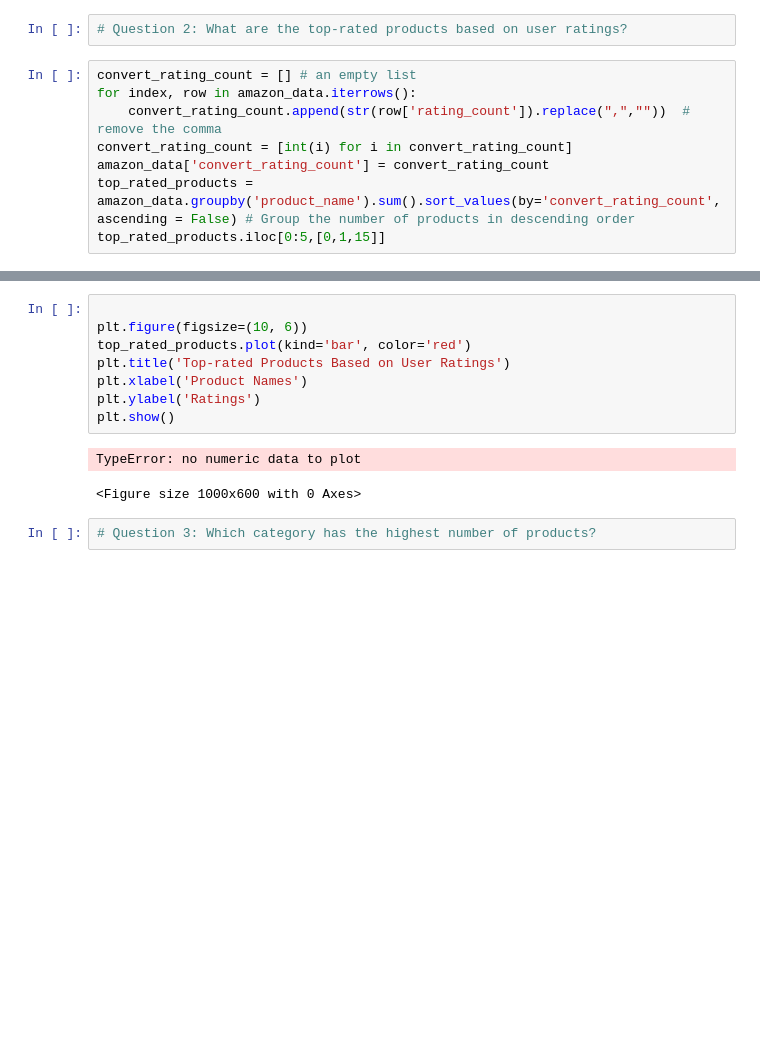
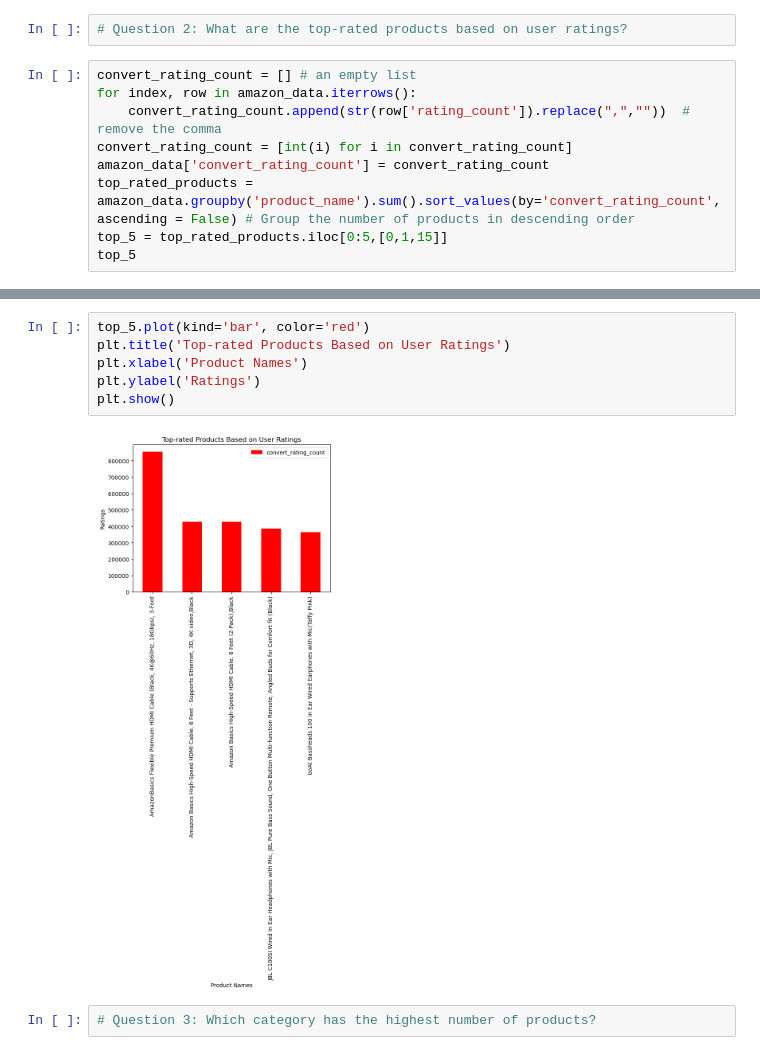
Before and after one commit to calvinhoang203/Analysis-of-Amazon-Sales-Trend, a Jupyter notebook: Amazon Sales Trend.ipynb, the cells around one changed output, grey strips where cells are left out. Cells and saved outputs as stored; diff of their text form; blank space fills up the shorter version.

```diff
--- a/Amazon Sales Trend.ipynb
+++ b/Amazon Sales Trend.ipynb
@@ -167,7 +167,8 @@ for index, row in amazon_data.iterrows():
 convert_rating_count = [int(i) for i in convert_rating_count]
 amazon_data['convert_rating_count'] = convert_rating_count
 top_rated_products = amazon_data.groupby('product_name').sum().sort_values(by='convert_rating_count', ascending = False) # Group the number of products in descending order
-top_rated_products.iloc[0:5,[0,1,15]]
+top_5 = top_rated_products.iloc[0:5,[0,1,15]]
+top_5
 # %% [output]
 |  | product_id | category | convert_rating_count |
 | product_name |  |  |  |
@@ -177,16 +178,13 @@ top_rated_products.iloc[0:5,[0,1,15]]
 | JBL C100SI Wired In Ear Headphone... | B01DEWVZ2CB01DEWVZ2C | Electronics|Headphones,Earbuds&Ac... | 385177 |
 | boAt Bassheads 100 in Ear Wired E... | B07GPXXNNG | Electronics|Headphones,Earbuds&Ac... | 363713 |
 # %%
-
-plt.figure(figsize=(10, 6))
-top_rated_products.plot(kind='bar', color='red')
+top_5.plot(kind='bar', color='red')
 plt.title('Top-rated Products Based on User Ratings')
 plt.xlabel('Product Names')
 plt.ylabel('Ratings')
 plt.show()
 # %% [output]
-TypeError: no numeric data to plot
-<Figure size 1000x600 with 0 Axes>
+[figure, added]
 # %%
 # Question 3: Which category has the highest number of products?
 # %%
```
